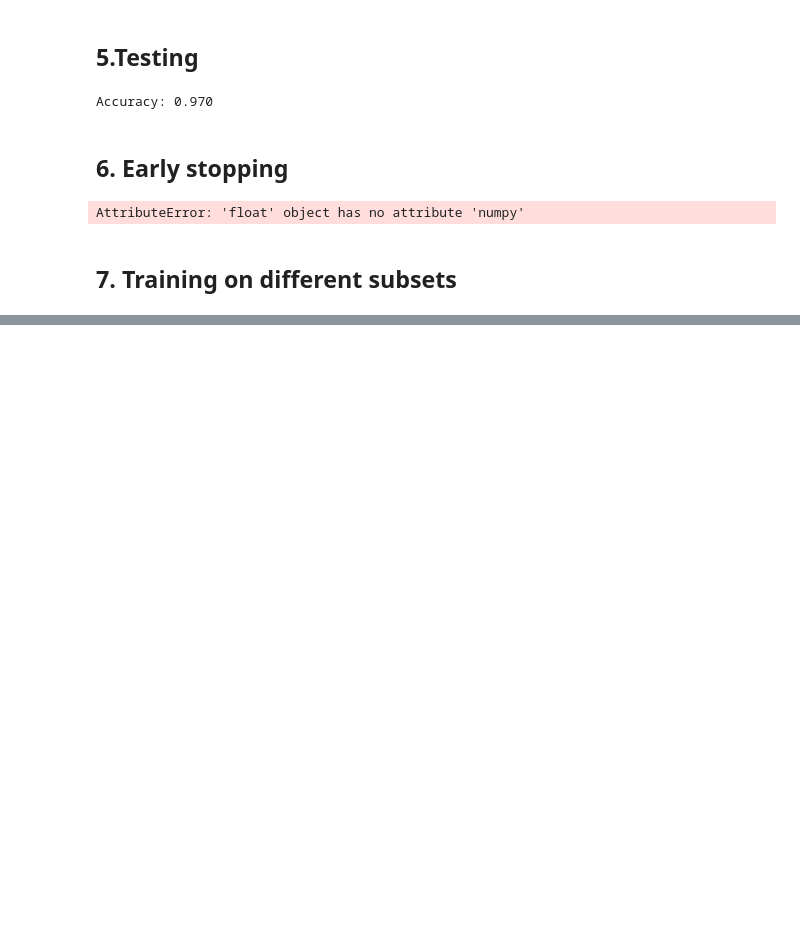
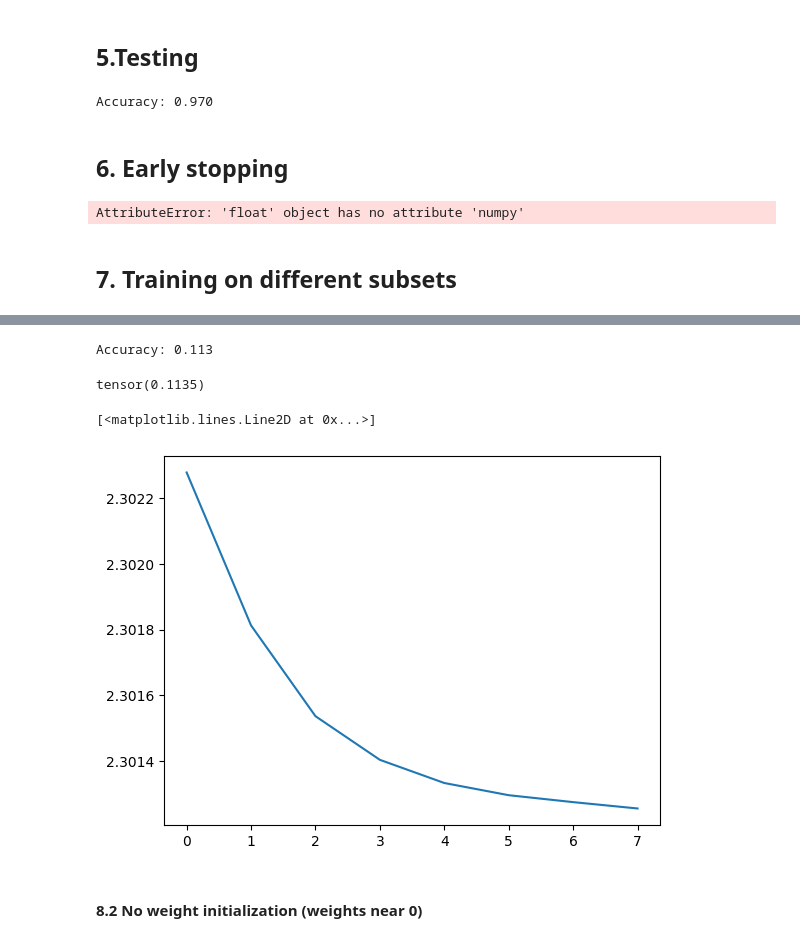
Before and after one commit to Looczky/MNIST_fcnn, a Jupyter notebook: project.ipynb, the cells around one changed output, grey strips where cells are left out. Drawn from its saved outputs; the diff is of its cells as text; code cells hidden in the pictures; blank space fills up the shorter version.

Commit message:
weight initialization -actual commit

```diff
--- a/project.ipynb
+++ b/project.ipynb
@@ -70,6 +70,14 @@ class Fcnn(nn.Module):
     def forward(self,x):
         x = self.block_1(x)
         return x
+
+
+    def initialize_weights_large(self):
+        for m in self.modules():
+            if isinstance(m, nn.Linear):
+                nn.init.uniform_(m.weight, a=1000, b=2000)
+                if m.bias is not None:
+                    nn.init.constant_(m.bias, 0.0)
 # %% [markdown]
 # 4.Training
 # %%
@@ -77,6 +85,7 @@ def train(epochs:int,model,optimizer,criterion,data):
     model.train()
     loss_history = []
     for epoch in range(epochs):
+        batch_loss = []
         for batch, (images,labels) in enumerate(data):
             images = images.view(images.shape[0],-1)
 
@@ -89,9 +98,11 @@ def train(epochs:int,model,optimizer,criterion,data):
 
             optimizer.step()
 
+            batch_loss.append(loss.item())
             if (batch+1) % 100 == 0:
                 print(f'epoch: {epoch+1}, step: {batch+1}/{len(data)} , loss: {loss.item():.4f}')
-        loss_history.append(loss.item())
+        avg_batch_loss = sum(batch_loss)/len(batch_loss)
+        loss_history.append(avg_batch_loss)
 
     print('Finished training!')
     return loss_history
@@ -243,0 +258,9 @@ NameError: name 'plt' is not defined
+# %%
+epochs = 8
+
+model = Fcnn()
+optimizer = torch.optim.Adam(model.parameters())
+criterion = nn.CrossEntropyLoss()
+
+model.initialize_weights_large()
+loss_history_2 = train(epochs,model,optimizer,criterion,train_dataloader)
@@ -243,0 +285,12 @@ NameError: name 'plt' is not defined
+# %%
+test(model,test_dataloader)
+# %% [output]
+Accuracy: 0.113
+tensor(0.1135)
+# %%
+plt.plot(loss_history_2)
+# %% [output]
+[<matplotlib.lines.Line2D at 0x...>]
+[figure, added]
+# %% [markdown]
+#### 8.2 No weight initialization (weights near 0)
```
Also changed, not shown: parts of 9 cells of this notebook.
